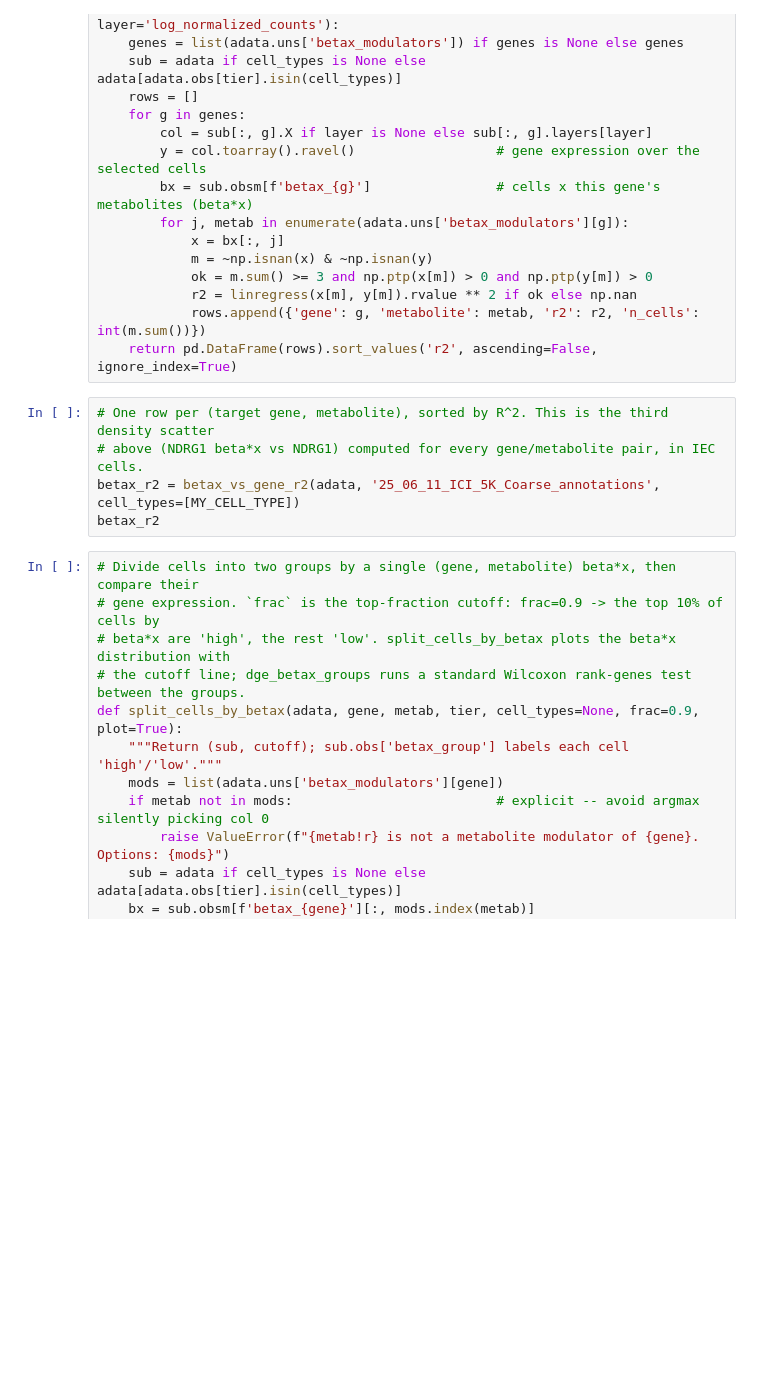
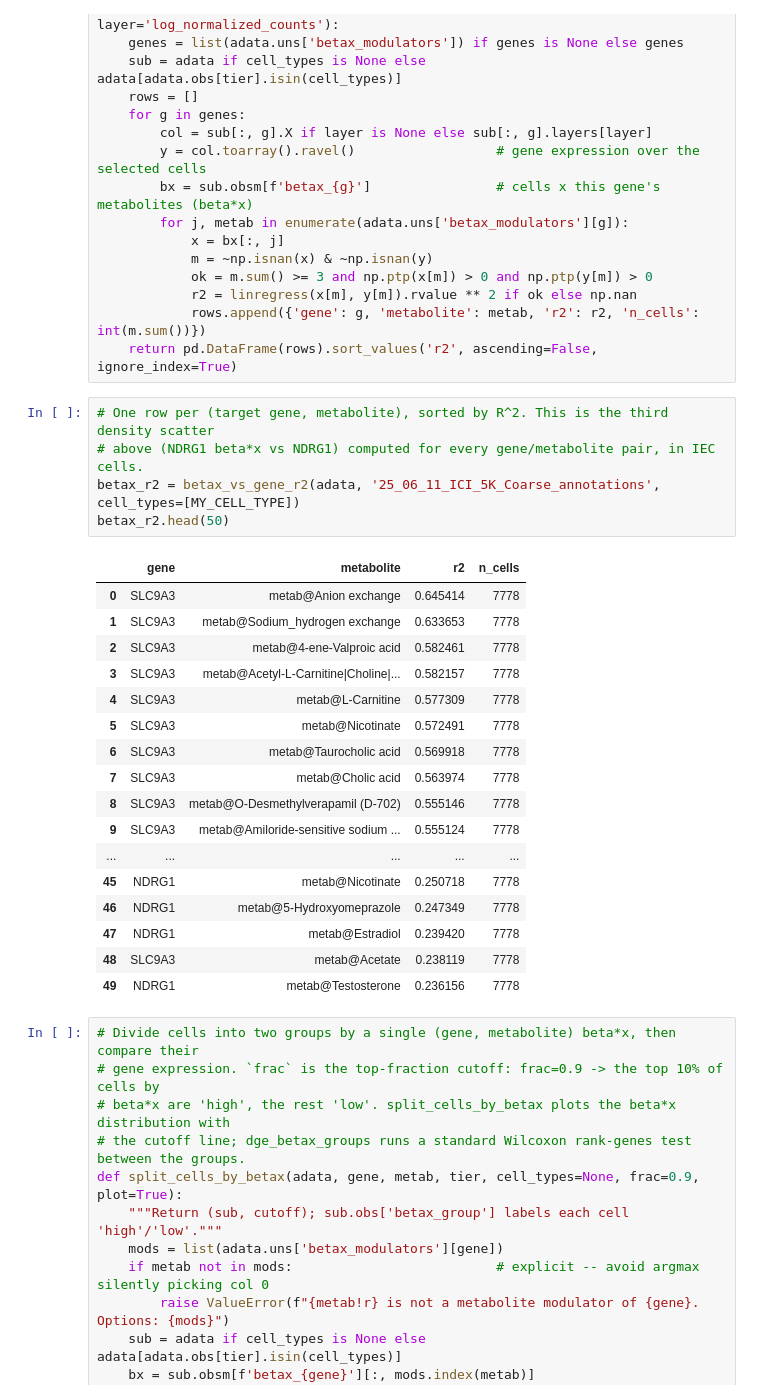
Before and after one commit to fosterea/MetabTravLR, a Jupyter notebook: metab_processing/Analysis/Foster/alexi_uc_NDRG1.ipynb, the cells around one changed output. Saved outputs shown, nothing was run; the diff lists cells and outputs as text; blank space fills up the shorter version.

```diff
--- a/metab_processing/Analysis/Foster/alexi_uc_NDRG1.ipynb
+++ b/metab_processing/Analysis/Foster/alexi_uc_NDRG1.ipynb
@@ -348,8 +349,26 @@ def betax_vs_gene_r2(adata, tier, cell_types=None, genes=None, layer='log_normal
 # %%
 # One row per (target gene, metabolite), sorted by R^2. This is the third density scatter
 # above (NDRG1 beta*x vs NDRG1) computed for every gene/metabolite pair, in IEC cells.
 betax_r2 = betax_vs_gene_r2(adata, '25_06_11_ICI_5K_Coarse_annotations', cell_types=[MY_CELL_TYPE])
-betax_r2
+betax_r2.head(50)
+# %% [output]
+|  | gene | metabolite | r2 | n_cells |
+| 0 | SLC9A3 | metab@Anion exchange | 0.645414 | 7778 |
+| 1 | SLC9A3 | metab@Sodium_hydrogen exchange | 0.633653 | 7778 |
+| 2 | SLC9A3 | metab@4-ene-Valproic acid | 0.582461 | 7778 |
+| 3 | SLC9A3 | metab@Acetyl-L-Carnitine|Choline|... | 0.582157 | 7778 |
+| 4 | SLC9A3 | metab@L-Carnitine | 0.577309 | 7778 |
+| 5 | SLC9A3 | metab@Nicotinate | 0.572491 | 7778 |
+| 6 | SLC9A3 | metab@Taurocholic acid | 0.569918 | 7778 |
+| 7 | SLC9A3 | metab@Cholic acid | 0.563974 | 7778 |
+| 8 | SLC9A3 | metab@O-Desmethylverapamil (D-702) | 0.555146 | 7778 |
+| 9 | SLC9A3 | metab@Amiloride-sensitive sodium ... | 0.555124 | 7778 |
+| ... | ... | ... | ... | ... |
+| 45 | NDRG1 | metab@Nicotinate | 0.250718 | 7778 |
+| 46 | NDRG1 | metab@5-Hydroxyomeprazole | 0.247349 | 7778 |
+| 47 | NDRG1 | metab@Estradiol | 0.239420 | 7778 |
+| 48 | SLC9A3 | metab@Acetate | 0.238119 | 7778 |
+| 49 | NDRG1 | metab@Testosterone | 0.236156 | 7778 |
 # %%
 # Divide cells into two groups by a single (gene, metabolite) beta*x, then compare their
 # gene expression. `frac` is the top-fraction cutoff: frac=0.9 -> the top 10% of cells by
```
Also changed, not shown: parts of 3 cells of this notebook.
